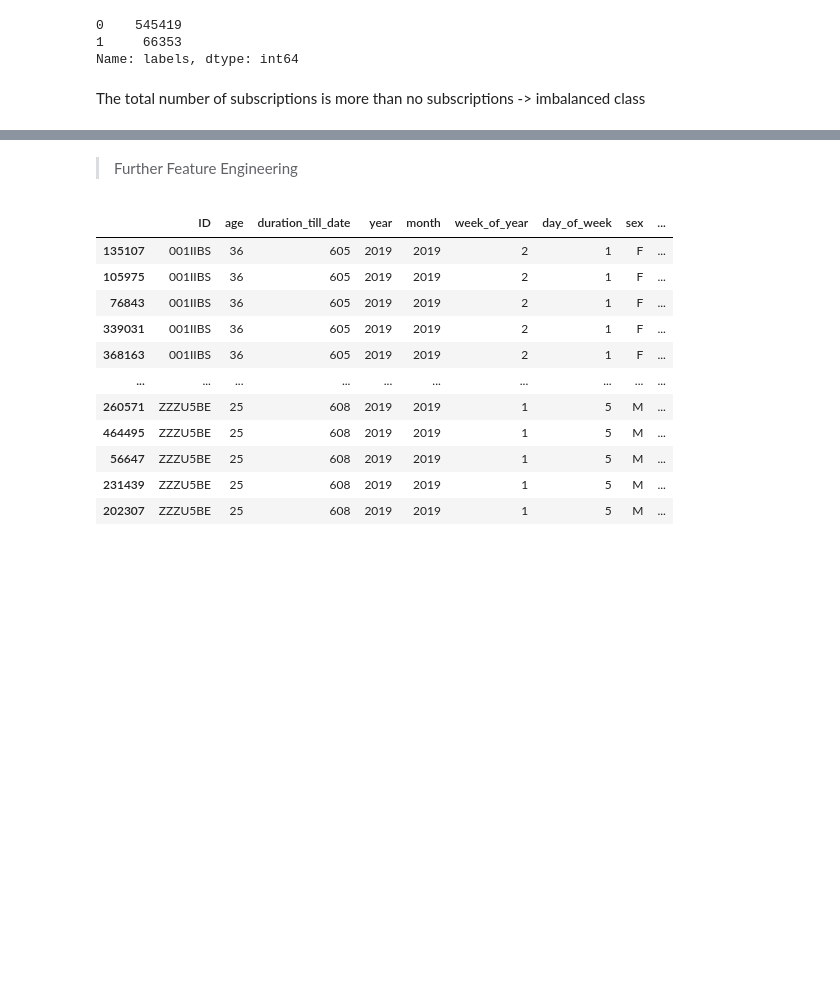
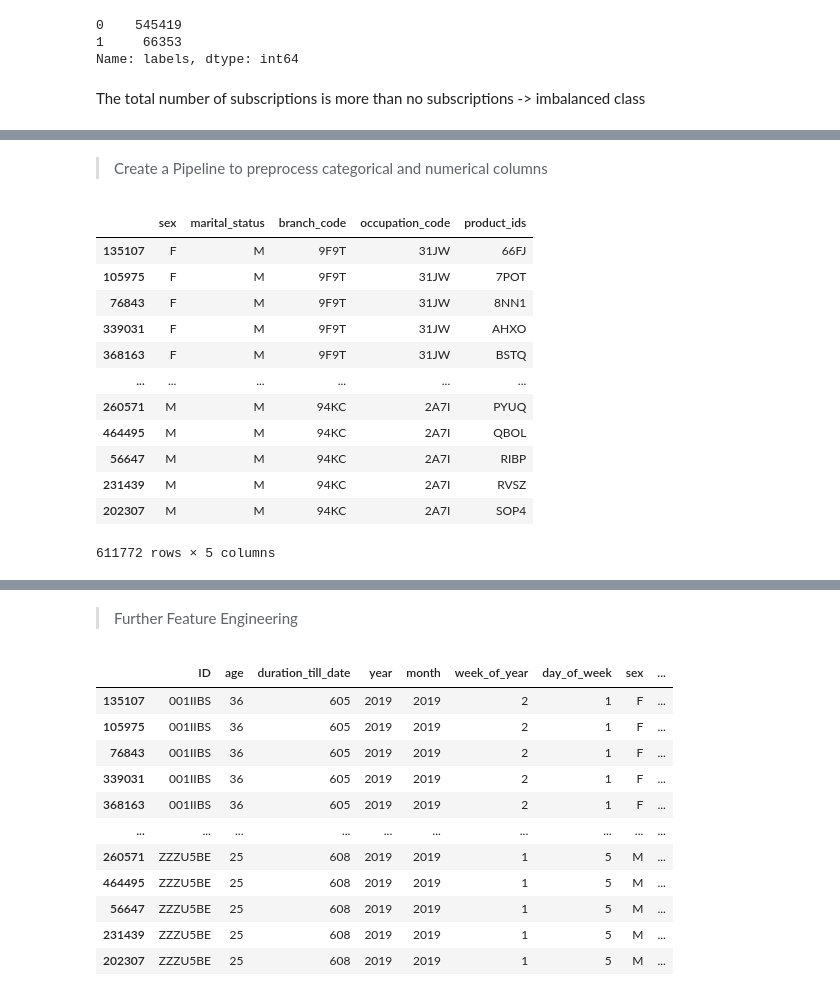
Before and after one commit to Patrick5455/Zimnat-Insurance-Challenge, a Jupyter notebook: modelling/modelling_notebook.ipynb, the cells around one changed output, grey strips where cells are left out. Saved outputs shown, nothing was run; the diff lists cells and outputs as text; code cells hidden in the pictures; blank space fills up the shorter version.

```diff
--- a/modelling/modelling_notebook.ipynb
+++ b/modelling/modelling_notebook.ipynb
@@ -448,0 +577,19 @@ The total number of subscriptions is more than no subscriptions -> imbalanced cl
+# %% [markdown]
+> Create a Pipeline to preprocess categorical and numerical columns
+# %%
+base_cat = base_model_data.select_dtypes(include='object')
+base_cat
+# %% [output]
+|  | sex | marital_status | branch_code | occupation_code | product_ids |
+| 135107 | F | M | 9F9T | 31JW | 66FJ |
+| 105975 | F | M | 9F9T | 31JW | 7POT |
+| 76843 | F | M | 9F9T | 31JW | 8NN1 |
+| 339031 | F | M | 9F9T | 31JW | AHXO |
+| 368163 | F | M | 9F9T | 31JW | BSTQ |
+| ... | ... | ... | ... | ... | ... |
+| 260571 | M | M | 94KC | 2A7I | PYUQ |
+| 464495 | M | M | 94KC | 2A7I | QBOL |
+| 56647 | M | M | 94KC | 2A7I | RIBP |
+| 231439 | M | M | 94KC | 2A7I | RVSZ |
+| 202307 | M | M | 94KC | 2A7I | SOP4 |
+611772 rows × 5 columns
```
Also changed, not shown: parts of 28 cells of this notebook.
